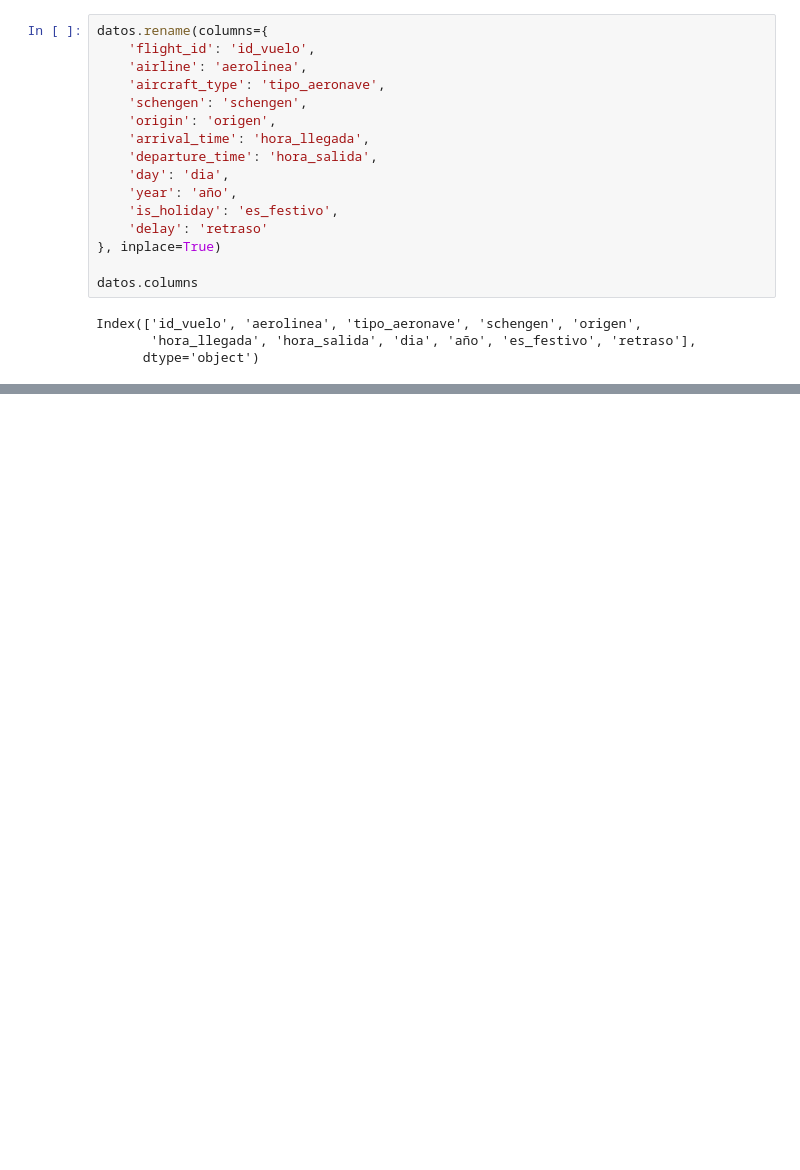
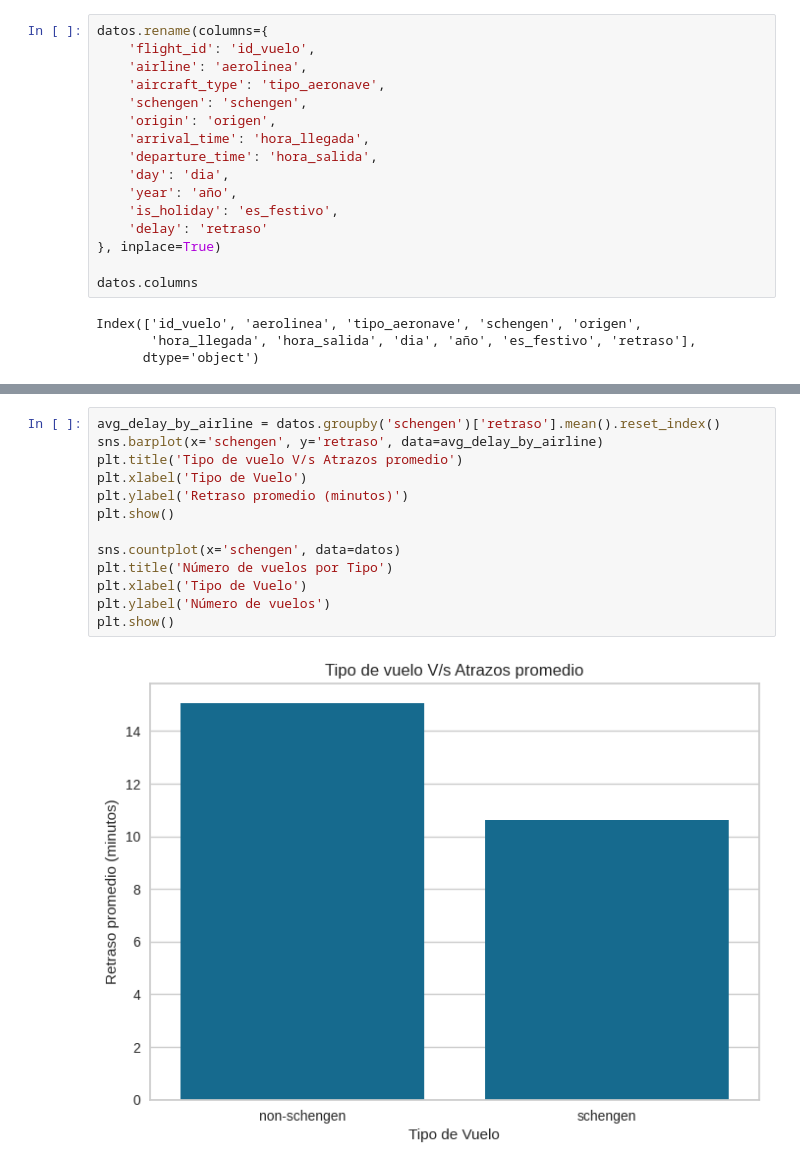
Before and after one commit to AngelTroncoso/OptimizacionAeroPortuaria, a Jupyter notebook: OptimizacionAeroPortuaria.ipynb, the cells around one changed output, grey strips where cells are left out. Saved outputs shown, nothing was run; the diff lists cells and outputs as text; blank space fills up the shorter version.

```diff
--- a/OptimizacionAeroPortuaria.ipynb
+++ b/OptimizacionAeroPortuaria.ipynb
@@ -99,0 +139,15 @@ datos.describe(include='O')
+# %%
+avg_delay_by_airline = datos.groupby('schengen')['retraso'].mean().reset_index()
+sns.barplot(x='schengen', y='retraso', data=avg_delay_by_airline)
+plt.title('Tipo de vuelo V/s Atrazos promedio')
+plt.xlabel('Tipo de Vuelo')
+plt.ylabel('Retraso promedio (minutos)')
+plt.show()
+
+sns.countplot(x='schengen', data=datos)
+plt.title('Número de vuelos por Tipo')
+plt.xlabel('Tipo de Vuelo')
+plt.ylabel('Número de vuelos')
+plt.show()
+# %% [output]
+[figure, added]
```
Also changed, not shown: parts of 74 cells of this notebook.
